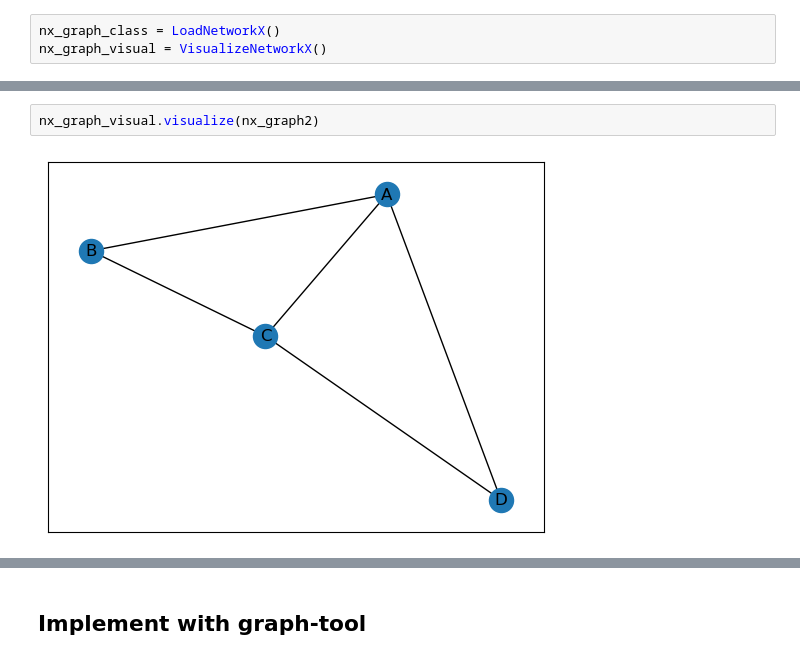
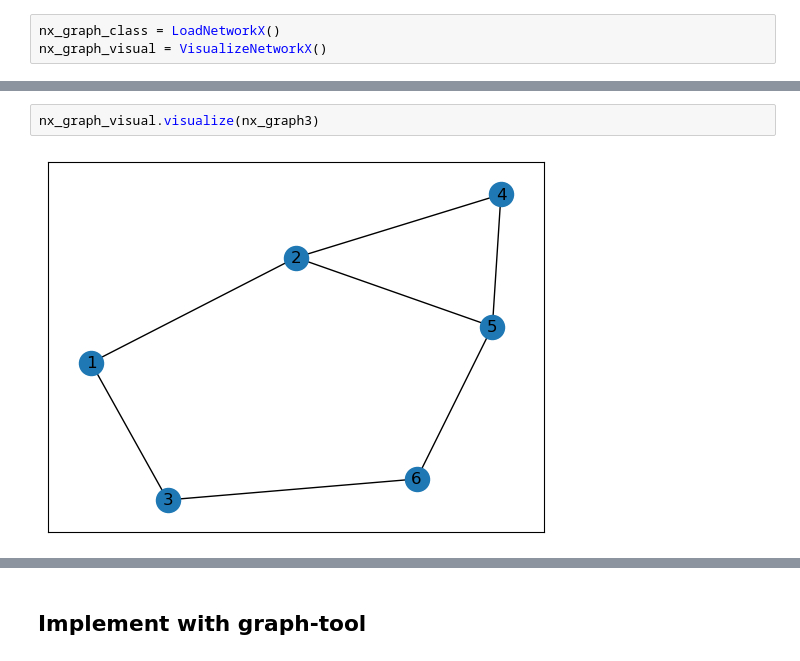
Before and after one commit to Brinkley97/applied_data_structures_and_algorithms, a Jupyter notebook: framework/examples/graph_creation_from_dict.ipynb, the cells around one changed output, grey strips where cells are left out. Saved outputs shown, nothing was run; the diff lists cells and outputs as text.

```diff
--- a/framework/examples/graph_creation_from_dict.ipynb
+++ b/framework/examples/graph_creation_from_dict.ipynb
@@ -109,4 +119,4 @@ nx_graph_visual.visualize(nx_graph2)
 # %%
-nx_graph_visual.visualize(nx_graph2)
+nx_graph_visual.visualize(nx_graph3)
 # %% [output]
-[figure, old version]
+[figure, new version]
```
Also changed, not shown: parts of 8 cells of this notebook.
